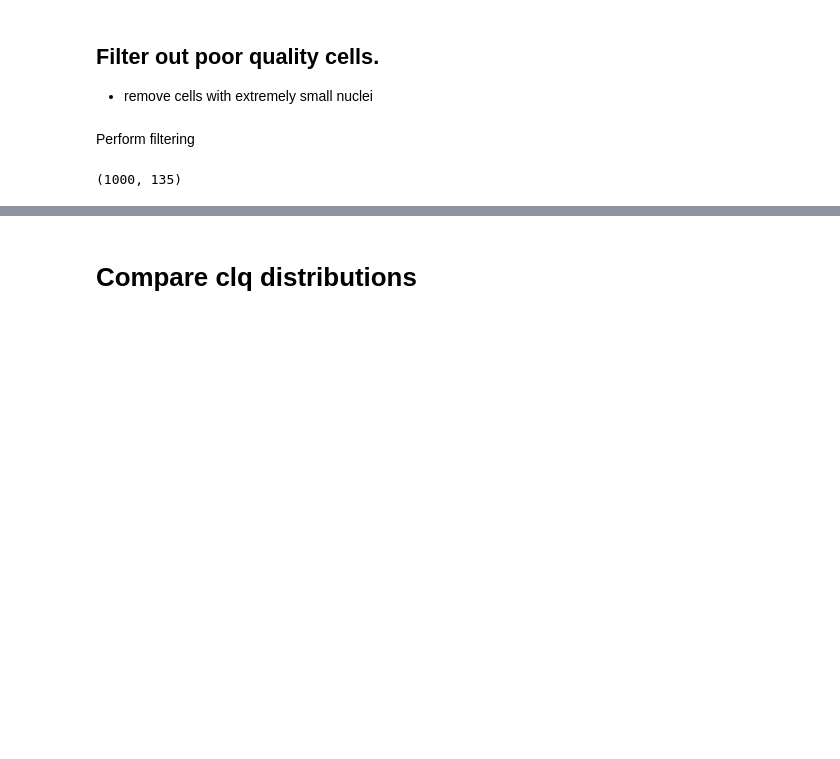
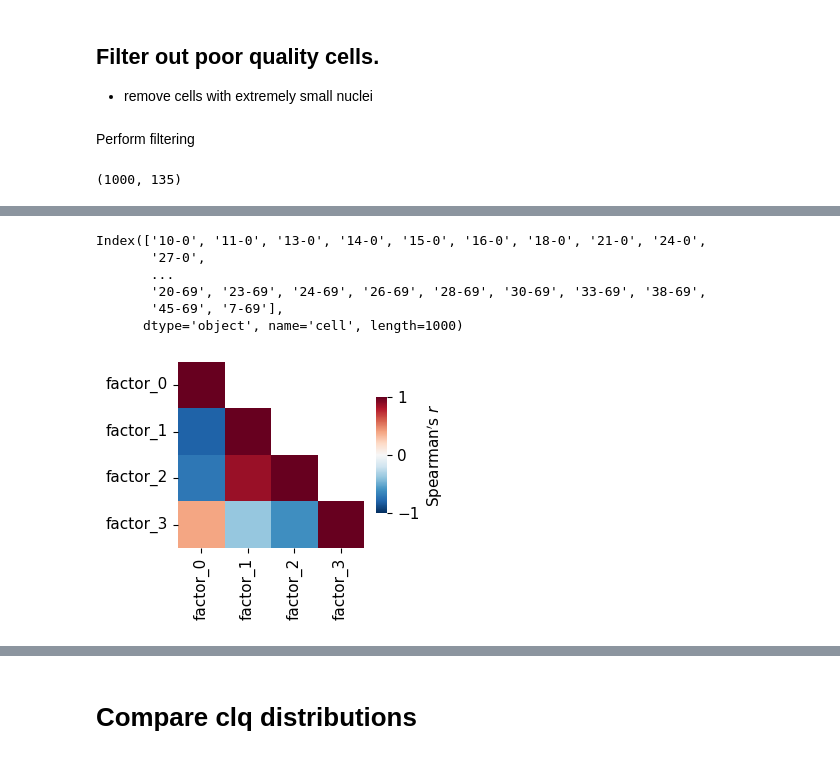
Before and after one commit to ckmah/bento-manuscript, a Jupyter notebook: notebooks/figure-analysis/Merfish_RNAcoloc.ipynb, the cells around one changed output, grey strips where cells are left out. Saved outputs shown, nothing was run; the diff lists cells and outputs as text; code cells hidden in the pictures; blank space fills up the shorter version.

```diff
--- a/notebooks/figure-analysis/Merfish_RNAcoloc.ipynb
+++ b/notebooks/figure-analysis/Merfish_RNAcoloc.ipynb
@@ -56,0 +86,32 @@ bt.pl.obs_stats(adata)
+# %%
+adata.obs_names
+# %% [output]
+Index(['10-0', '11-0', '13-0', '14-0', '15-0', '16-0', '18-0', '21-0', '24-0',
+       '27-0',
+       ...
+       '20-69', '23-69', '24-69', '26-69', '28-69', '30-69', '33-69', '38-69',
+       '45-69', '7-69'],
+      dtype='object', name='cell', length=1000)
+# %%
+cell_loadings = pd.DataFrame(
+    adata.uns["factors"][4][1],
+    index=adata.uns["tensor_labels"]["cell"],
+    columns=[f"factor_{i}" for i in range(0, 4)],
+).loc[adata.obs_names]
+adata.obs[cell_loadings.columns] = cell_loadings
+# %%
+cell_corr = cell_loadings.corr(method="spearman")
+plt.figure(figsize=(3, 3))
+sns.heatmap(
+    cell_corr,
+    cmap="RdBu_r",
+    center=0,
+    square=True,
+    vmin=-1,
+    vmax=1,
+    mask=np.triu(cell_corr) - np.diag(np.diag(cell_corr)),
+    cbar_kws={"shrink": 0.5, "aspect": 10, "label": "$\mathrm{Spearman's}\ r$"},
+)
+plt.show()
+# %% [output]
+[figure, added]
```
Also changed, not shown: parts of 24 cells of this notebook, 6 other files.
